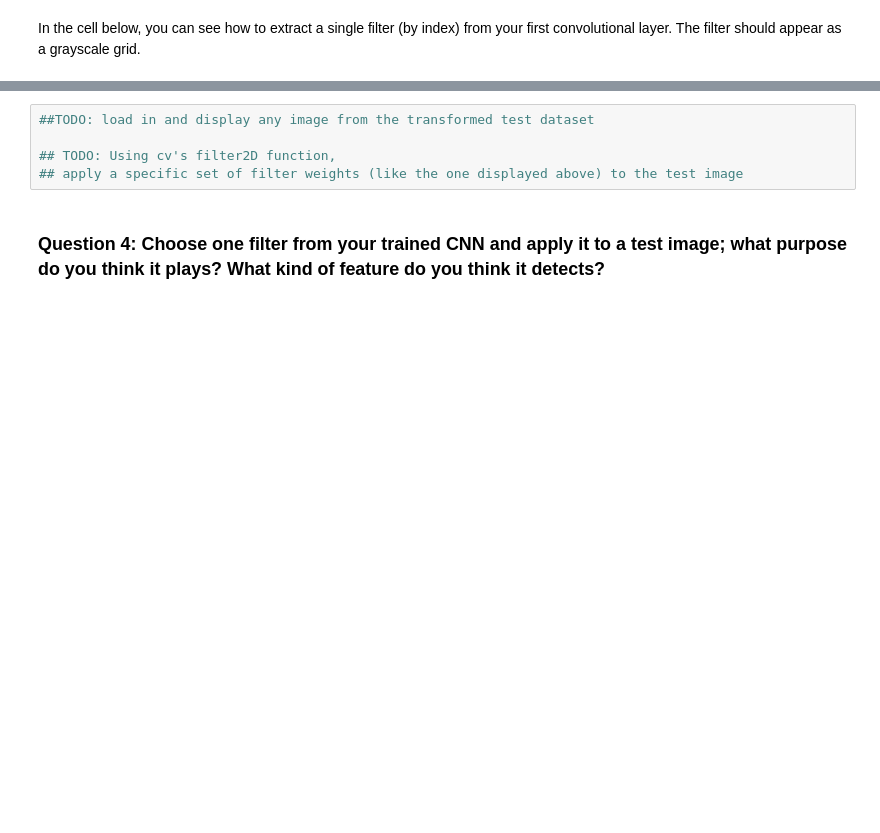
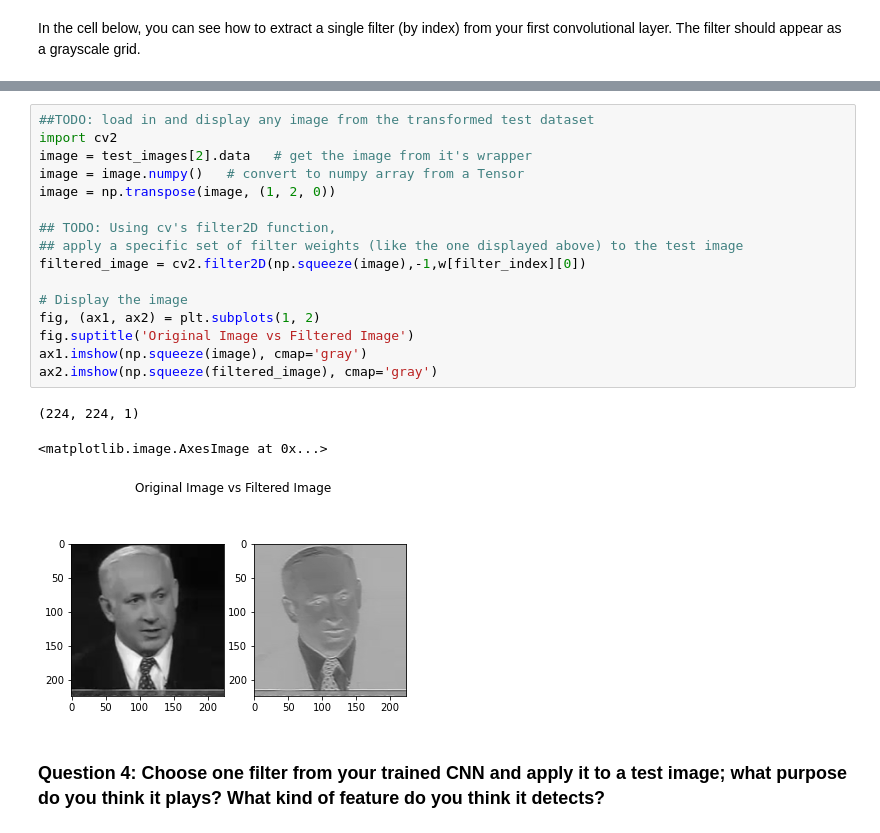
Before and after one commit to AndresGarciaEscalante/Facial_Kepoints_CNN, a Jupyter notebook: 2. Define the Network Architecture.ipynb, the cells around one changed output, grey strips where cells are left out. Saved outputs shown, nothing was run; the diff lists cells and outputs as text; blank space fills up the shorter version.

```diff
--- a/2. Define the Network Architecture.ipynb
+++ b/2. Define the Network Architecture.ipynb
@@ -465,9 +511,24 @@ Next, choose a test image and filter it with one of the convolutional kernels in
 ---
 # %%
 ##TODO: load in and display any image from the transformed test dataset
+import cv2
+image = test_images[2].data   # get the image from it's wrapper
+image = image.numpy()   # convert to numpy array from a Tensor
+image = np.transpose(image, (1, 2, 0))
 
 ## TODO: Using cv's filter2D function,
 ## apply a specific set of filter weights (like the one displayed above) to the test image
+filtered_image = cv2.filter2D(np.squeeze(image),-1,w[filter_index][0])
+
+# Display the image
+fig, (ax1, ax2) = plt.subplots(1, 2)
+fig.suptitle('Original Image vs Filtered Image')
+ax1.imshow(np.squeeze(image), cmap='gray')
+ax2.imshow(np.squeeze(filtered_image), cmap='gray')
+# %% [output]
+(224, 224, 1)
+<matplotlib.image.AxesImage at 0x...>
+[figure, added]
 # %% [markdown]
 ### Question 4: Choose one filter from your trained CNN and apply it to a test image; what purpose do you think it plays? What kind of feature do you think it detects?
 # %% [markdown]
```
Also changed, not shown: parts of 9 cells of this notebook.
